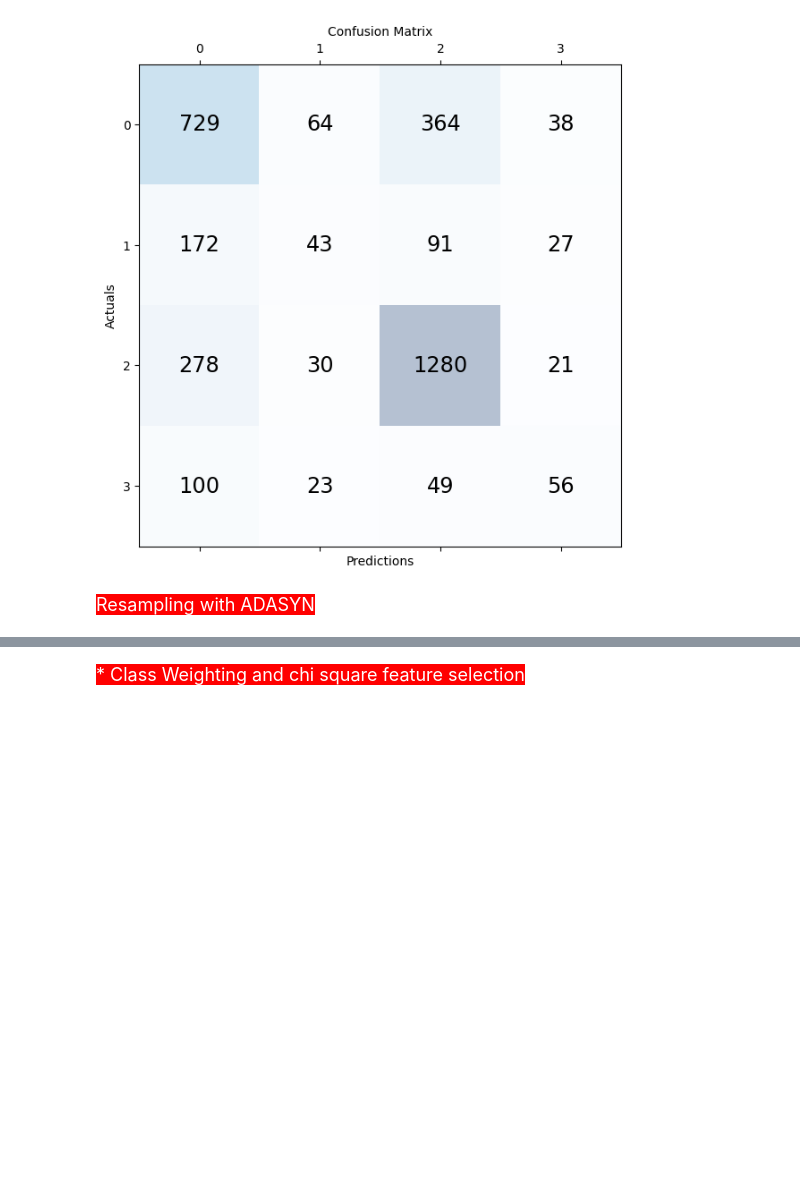
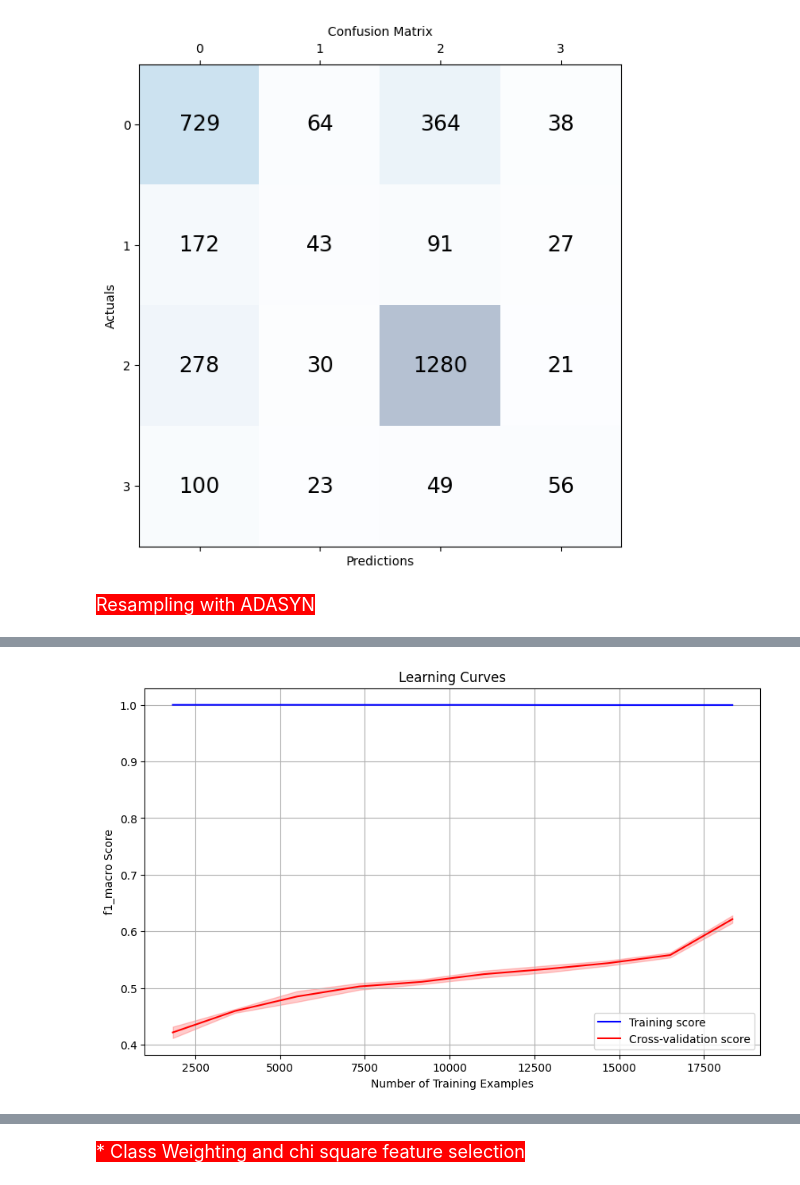
Before and after one commit to beatrizarc/product_complaints, a Jupyter notebook: notebooks/10- LinearSVC tf-idf optimization.ipynb, the cells around one changed output, grey strips where cells are left out. Drawn from its saved outputs; the diff is of its cells as text; code cells hidden in the pictures; blank space fills up the shorter version.

```diff
--- a/notebooks/10- LinearSVC tf-idf optimization.ipynb
+++ b/notebooks/10- LinearSVC tf-idf optimization.ipynb
@@ -1064,0 +1109,4 @@ print('\n')
+# %%
+plot_learning_curve(best_model, X_train_balanced, y_train_balanced, 'f1_macro')
+# %% [output]
+[figure, added]
```
Also changed, not shown: parts of 16 cells of this notebook.
